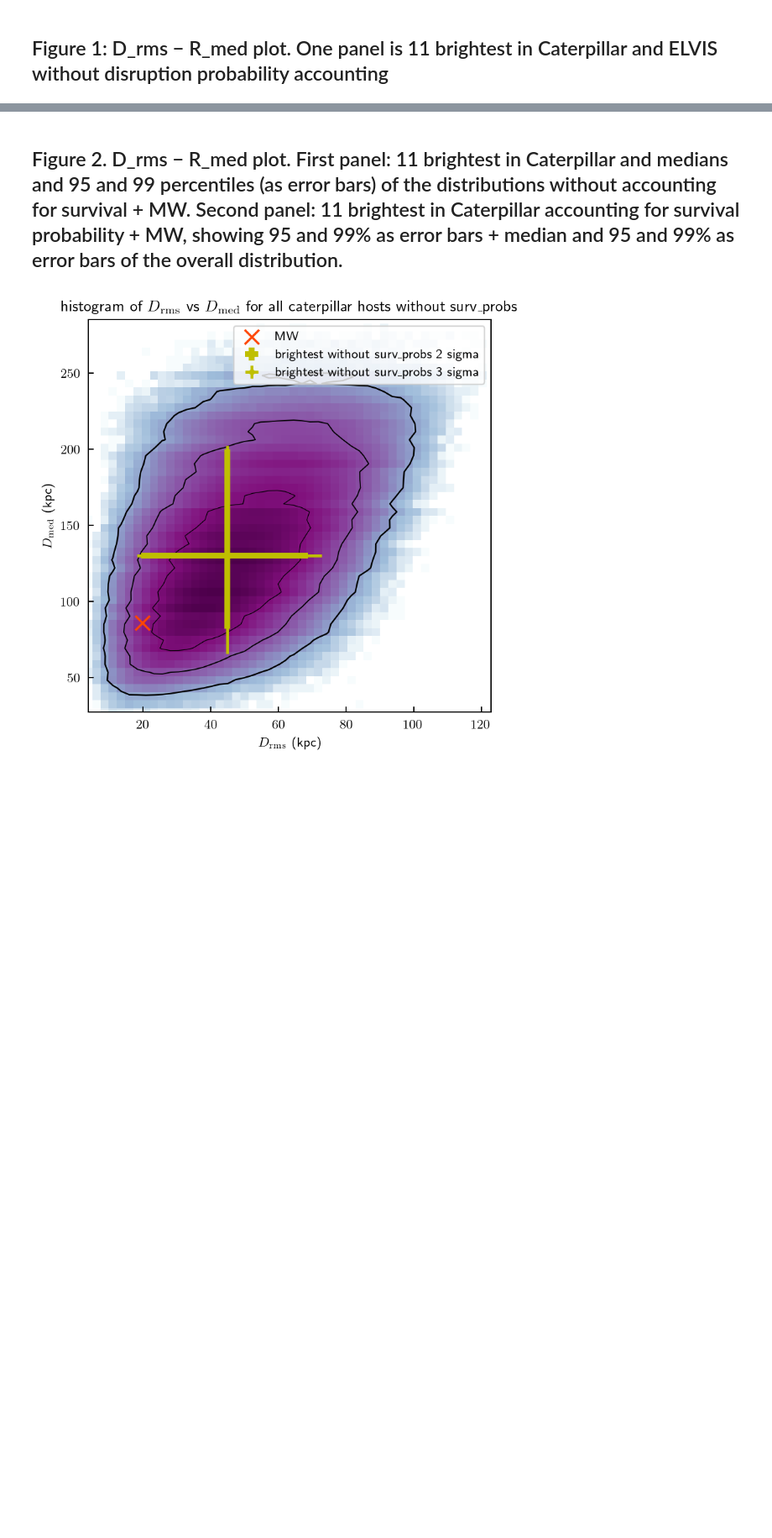
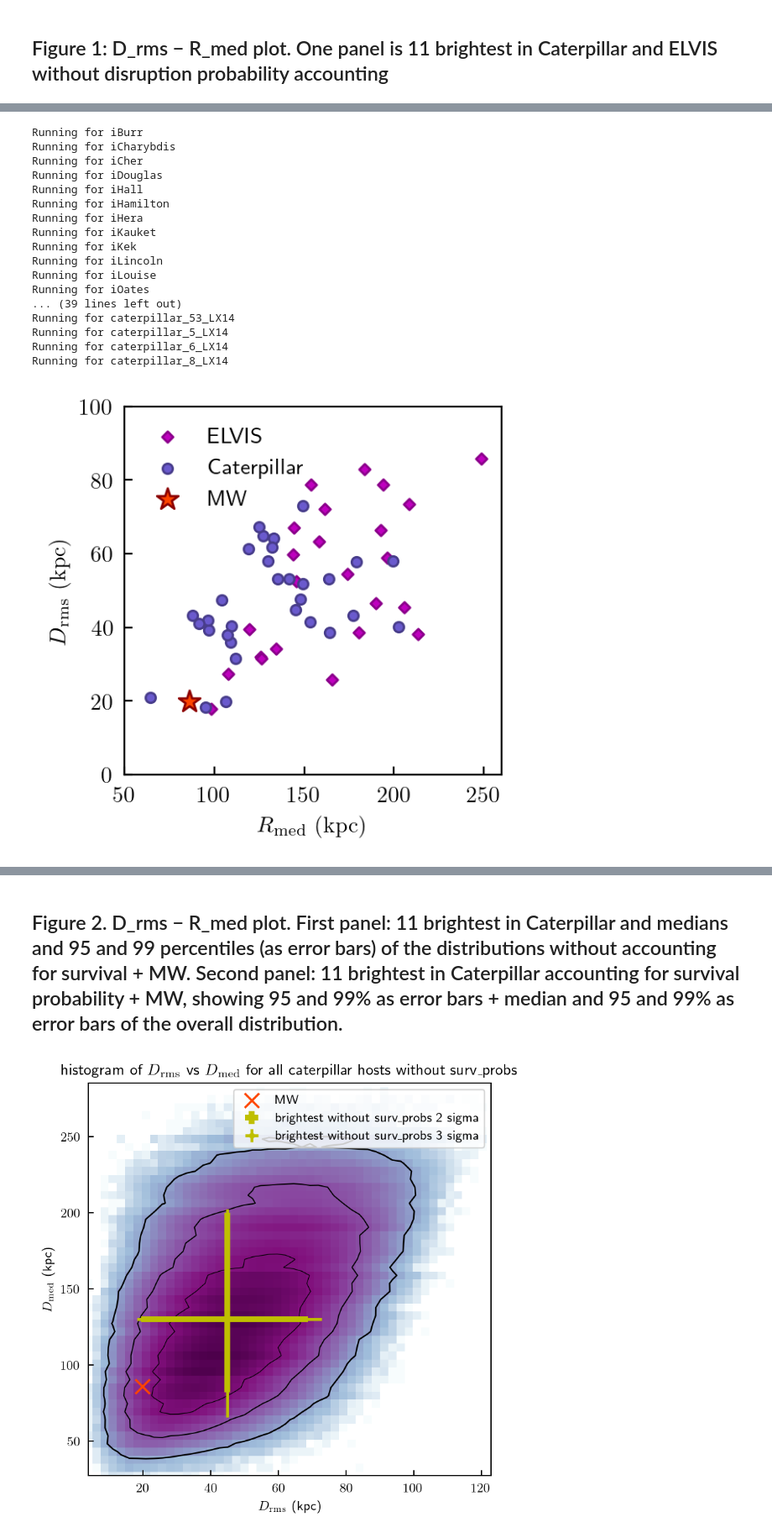
Before and after one commit to khanhnp910/SatelliteAnisotropy, a Jupyter notebook: src/notebook_paper.ipynb, the cells around one changed output, grey strips where cells are left out. Shown at 84% size. Saved outputs shown, nothing was run; the diff lists cells and outputs as text; code cells hidden in the pictures; blank space fills up the shorter version.

Commit message:
some style changes to plotting paper figures. Made plot title an input option in plotting functions

```diff
--- a/src/notebook_paper.ipynb
+++ b/src/notebook_paper.ipynb
@@ -29,8 +37,12 @@ if not isdir(save_dir):
 # %% [markdown]
 ## Figure 1: D_rms − R_med plot. One panel is 11 brightest in Caterpillar and ELVIS without disruption probability accounting
 # %%
-def plot_D_rms_R_med_elvis_caterpillar_without_surv_probs():
-  plot_general(elvis_isolated_dir=elvis_isolated_dir, caterpillar_dir=caterpillar_dir, brightest_dir_template=brightest_dir_template, X_type='R_med', Y_type='D_rms', is_surv_probs=False, save_dir=save_dir, saveimage=saveimage, figsize=(5,5))
+def plot_D_rms_R_med_elvis_caterpillar_without_surv_probs(figsize=(5,5)):
+  plot_general(elvis_isolated_dir=elvis_isolated_dir, caterpillar_dir=caterpillar_dir,
+               brightest_dir_template=brightest_dir_template, X_type='R_med', Y_type='D_rms',
+               is_surv_probs=False, save_dir=save_dir, saveimage=saveimage, figsize=figsize)
 
-def plot_D_rms_R_med_elvis_caterpillar_with_surv_probs():
-  plot_general(elvis_isolated_dir=elvis_isolated_dir, caterpillar_dir=caterpillar_dir, brightest_dir_template=brightest_dir_template, X_type='R_med', Y_type='D_rms', is_surv_probs=False, save_dir=save_dir, saveimage=saveimage, figsize=(5,5))
+def plot_D_rms_R_med_elvis_caterpillar_with_surv_probs(figsize=(5,5)):
+  plot_general(elvis_isolated_dir=elvis_isolated_dir, caterpillar_dir=caterpillar_dir,
+               brightest_dir_template=brightest_dir_template, X_type='R_med', Y_type='D_rms',
+               is_surv_probs=True, save_dir=save_dir, saveimage=saveimage, figsize=figsize)
@@ -59,0 +49,22 @@ Running for caterpillar_5_LX14
+# %%
+
+plot_D_rms_R_med_elvis_caterpillar_without_surv_probs(figsize=(3,3))
+# %% [output]
+Running for iBurr
+Running for iCharybdis
+Running for iCher
+Running for iDouglas
+Running for iHall
+Running for iHamilton
+Running for iHera
+Running for iKauket
+Running for iKek
+Running for iLincoln
+Running for iLouise
+Running for iOates
+... (39 lines left out)
+Running for caterpillar_53_LX14
+Running for caterpillar_5_LX14
+Running for caterpillar_6_LX14
+Running for caterpillar_8_LX14
+[figure, added]
```
Also changed, not shown: parts of 4 cells of this notebook, 3 other files.
